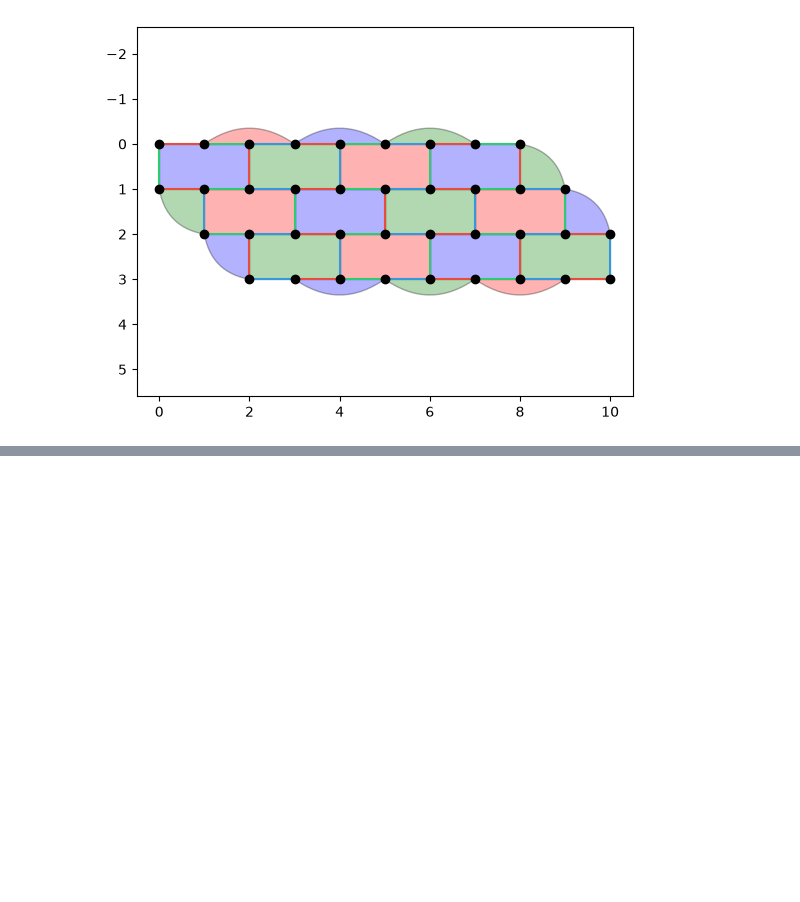
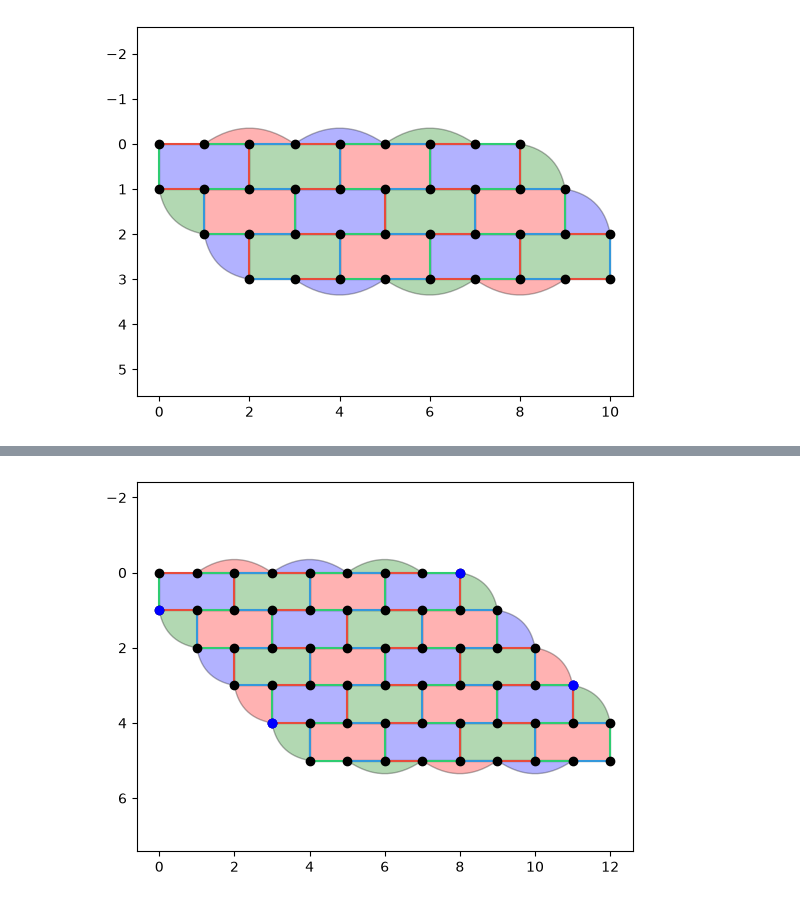
Before and after one commit to OliverRedhead/Floquet-Codes-Preparing-Magic-States, a Jupyter notebook: CSS_honeycomb/testing/diag_surface_testing.ipynb, the cells around one changed output, grey strips where cells are left out. Saved outputs shown, nothing was run; the diff lists cells and outputs as text; code cells hidden in the pictures; blank space fills up the shorter version.

```diff
--- a/CSS_honeycomb/testing/diag_surface_testing.ipynb
+++ b/CSS_honeycomb/testing/diag_surface_testing.ipynb
@@ -379,0 +379,18 @@ b = initialise_boundary_plaquettes(s.vertices, s.plaquettes, s.ncols, s.nrows)
+# %%
+s = CSSHoneycomb(ncols=9, nrows=6)
+
+colour = "blue"
+flavour = "X"
+
+targets = s._get_boundary_targets(colour, flavour)
+
+s.plot_surface(show=False)
+
+for t in targets:
+    x, y = t.pos
+    plt.scatter(x, y, c=colour, zorder=5)
+    plt.gca().yaxis.set_inverted(True)
+
+plt.show()
+# %% [output]
+[figure, added]
```
Also changed, not shown: parts of 2 cells of this notebook, 4 other files.
